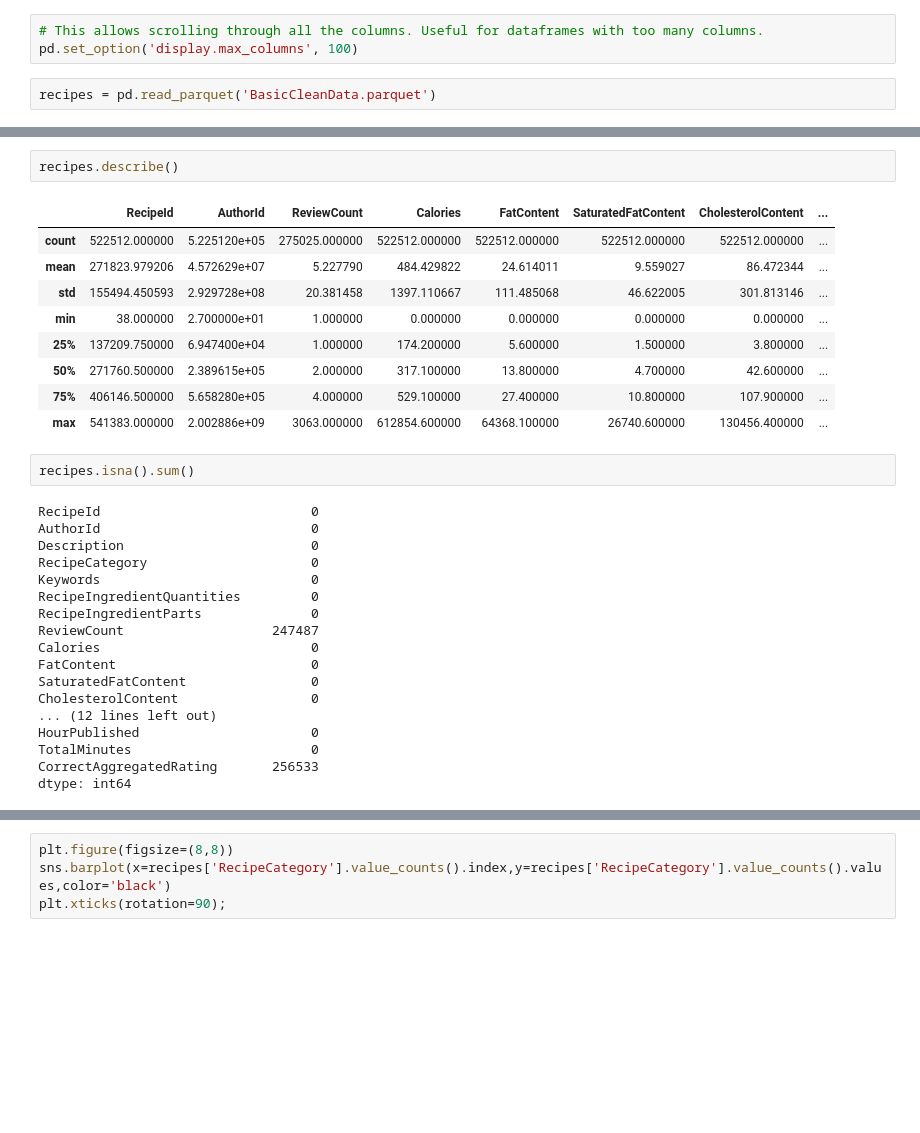
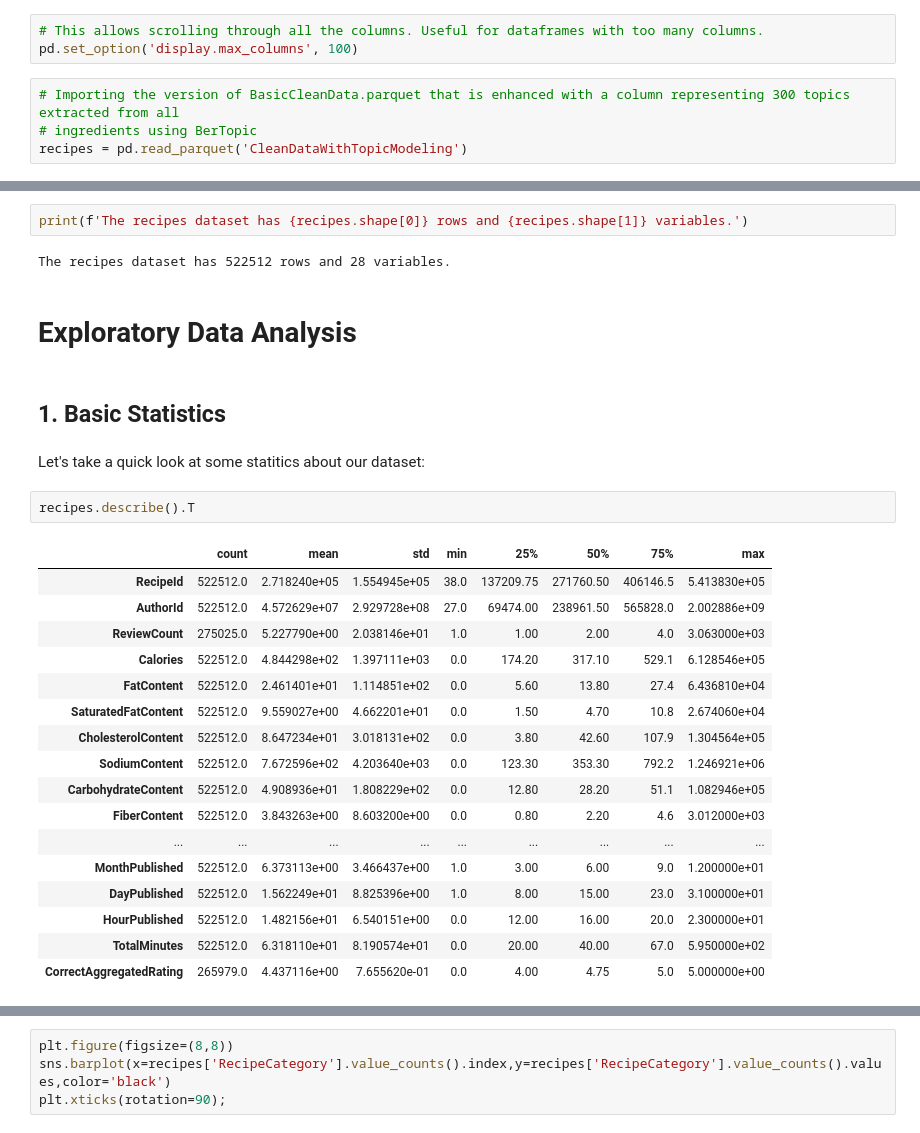
Before and after one commit to amirkiaml/DeepChef-BSTN-Capstone, a Jupyter notebook: EDA.ipynb, the cells around one changed output, grey strips where cells are left out. Cells and saved outputs as stored; diff of their text form; blank space fills up the shorter version.

```diff
--- a/EDA.ipynb
+++ b/EDA.ipynb
@@ -15,7 +30,9 @@ import re
 # This allows scrolling through all the columns. Useful for dataframes with too many columns.
 pd.set_option('display.max_columns', 100)
 # %%
-recipes = pd.read_parquet('BasicCleanData.parquet')
+# Importing the version of BasicCleanData.parquet that is enhanced with a column representing 300 topics extracted from all
+# ingredients using BerTopic
+recipes = pd.read_parquet('CleanDataWithTopicModeling')
 # %%
 recipes.sample(2)
 # %% [output]
@@ -45,32 +62,30 @@ memory usage: 109.6+ MB
+# %%
+print(f'The recipes dataset has {recipes.shape[0]} rows and {recipes.shape[1]} variables.')
+# %% [output]
+The recipes dataset has 522512 rows and 28 variables.
+# %% [markdown]
+# Exploratory Data Analysis
+# %% [markdown]
+## 1. Basic Statistics<a class ='author' id='stats'></a>
+# %% [markdown]
+Let's take a quick look at some statitics about our dataset:
 # %%
-recipes.describe()
+recipes.describe().T
 # %% [output]
-|  | RecipeId | AuthorId | ReviewCount | Calories | FatContent | SaturatedFatContent | CholesterolContent | ... |
-| count | 522512.000000 | 5.225120e+05 | 275025.000000 | 522512.000000 | 522512.000000 | 522512.000000 | 522512.000000 | ... |
-| mean | 271823.979206 | 4.572629e+07 | 5.227790 | 484.429822 | 24.614011 | 9.559027 | 86.472344 | ... |
-| std | 155494.450593 | 2.929728e+08 | 20.381458 | 1397.110667 | 111.485068 | 46.622005 | 301.813146 | ... |
-| min | 38.000000 | 2.700000e+01 | 1.000000 | 0.000000 | 0.000000 | 0.000000 | 0.000000 | ... |
-| 25% | 137209.750000 | 6.947400e+04 | 1.000000 | 174.200000 | 5.600000 | 1.500000 | 3.800000 | ... |
-| 50% | 271760.500000 | 2.389615e+05 | 2.000000 | 317.100000 | 13.800000 | 4.700000 | 42.600000 | ... |
-| 75% | 406146.500000 | 5.658280e+05 | 4.000000 | 529.100000 | 27.400000 | 10.800000 | 107.900000 | ... |
-| max | 541383.000000 | 2.002886e+09 | 3063.000000 | 612854.600000 | 64368.100000 | 26740.600000 | 130456.400000 | ... |
+|  | count | mean | std | min | 25% | 50% | 75% | max |
+| RecipeId | 522512.0 | 2.718240e+05 | 1.554945e+05 | 38.0 | 137209.75 | 271760.50 | 406146.5 | 5.413830e+05 |
+| AuthorId | 522512.0 | 4.572629e+07 | 2.929728e+08 | 27.0 | 69474.00 | 238961.50 | 565828.0 | 2.002886e+09 |
+| ReviewCount | 275025.0 | 5.227790e+00 | 2.038146e+01 | 1.0 | 1.00 | 2.00 | 4.0 | 3.063000e+03 |
+| Calories | 522512.0 | 4.844298e+02 | 1.397111e+03 | 0.0 | 174.20 | 317.10 | 529.1 | 6.128546e+05 |
+| FatContent | 522512.0 | 2.461401e+01 | 1.114851e+02 | 0.0 | 5.60 | 13.80 | 27.4 | 6.436810e+04 |
+| SaturatedFatContent | 522512.0 | 9.559027e+00 | 4.662201e+01 | 0.0 | 1.50 | 4.70 | 10.8 | 2.674060e+04 |
+| CholesterolContent | 522512.0 | 8.647234e+01 | 3.018131e+02 | 0.0 | 3.80 | 42.60 | 107.9 | 1.304564e+05 |
+| SodiumContent | 522512.0 | 7.672596e+02 | 4.203640e+03 | 0.0 | 123.30 | 353.30 | 792.2 | 1.246921e+06 |
+| CarbohydrateContent | 522512.0 | 4.908936e+01 | 1.808229e+02 | 0.0 | 12.80 | 28.20 | 51.1 | 1.082946e+05 |
+| FiberContent | 522512.0 | 3.843263e+00 | 8.603200e+00 | 0.0 | 0.80 | 2.20 | 4.6 | 3.012000e+03 |
+| ... | ... | ... | ... | ... | ... | ... | ... | ... |
+| MonthPublished | 522512.0 | 6.373113e+00 | 3.466437e+00 | 1.0 | 3.00 | 6.00 | 9.0 | 1.200000e+01 |
+| DayPublished | 522512.0 | 1.562249e+01 | 8.825396e+00 | 1.0 | 8.00 | 15.00 | 23.0 | 3.100000e+01 |
+| HourPublished | 522512.0 | 1.482156e+01 | 6.540151e+00 | 0.0 | 12.00 | 16.00 | 20.0 | 2.300000e+01 |
+| TotalMinutes | 522512.0 | 6.318110e+01 | 8.190574e+01 | 0.0 | 20.00 | 40.00 | 67.0 | 5.950000e+02 |
+| CorrectAggregatedRating | 265979.0 | 4.437116e+00 | 7.655620e-01 | 0.0 | 4.00 | 4.75 | 5.0 | 5.000000e+00 |
-# %%
-recipes.isna().sum()
-# %% [output]
-RecipeId                           0
-AuthorId                           0
-Description                        0
-RecipeCategory                     0
-Keywords                           0
-RecipeIngredientQuantities         0
-RecipeIngredientParts              0
-ReviewCount                   247487
-Calories                           0
-FatContent                         0
-SaturatedFatContent                0
-CholesterolContent                 0
-... (12 lines left out)
-HourPublished                      0
-TotalMinutes                       0
-CorrectAggregatedRating       256533
-dtype: int64
```
Also changed, not shown: parts of 117 cells of this notebook.
